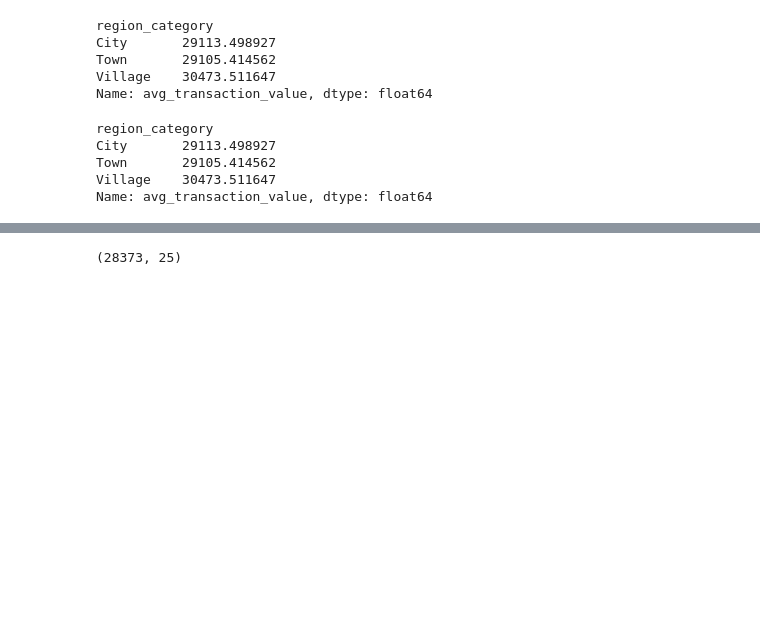
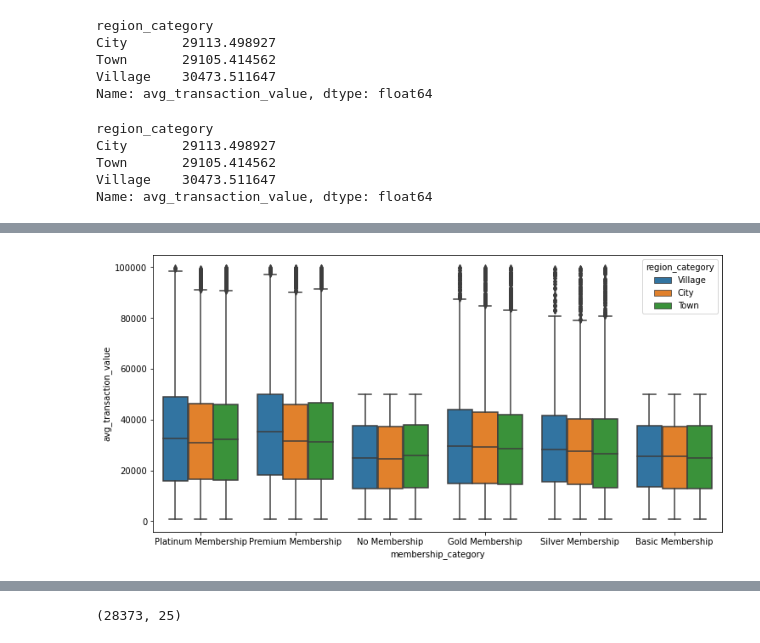
Before and after one commit to DaoodS/Machine_Learning_Projects, a Jupyter notebook: Project_10/Implementation/data_processing.ipynb, the cells around one changed output, grey strips where cells are left out. Saved outputs shown, nothing was run; the diff lists cells and outputs as text; code cells hidden in the pictures; blank space fills up the shorter version.

```diff
--- a/Project_10/Implementation/data_processing.ipynb
+++ b/Project_10/Implementation/data_processing.ipynb
@@ -8,8 +8,8 @@ import matplotlib.pyplot as plt
 # %%
 pd.set_option('display.max_columns', None)
 # %%
-train = pd.read_csv('../Details/train.csv')
-test  = pd.read_csv('../Details/test.csv')
+train = pd.read_csv('../Details/dataset/train.csv')
+test  = pd.read_csv('../Details/dataset/test.csv')
 # %%
 train.head()
 # %% [output]
@@ -246,0 +280,6 @@ Name: avg_transaction_value, dtype: float64
+# %%
+plt.figure(figsize=(12,6))
+sns.boxplot(x='membership_category', y='avg_transaction_value', hue='region_category', data=train)
+plt.show()
+# %% [output]
+[figure, added]
```
Also changed, not shown: parts of 8 cells of this notebook, 1 other file.
